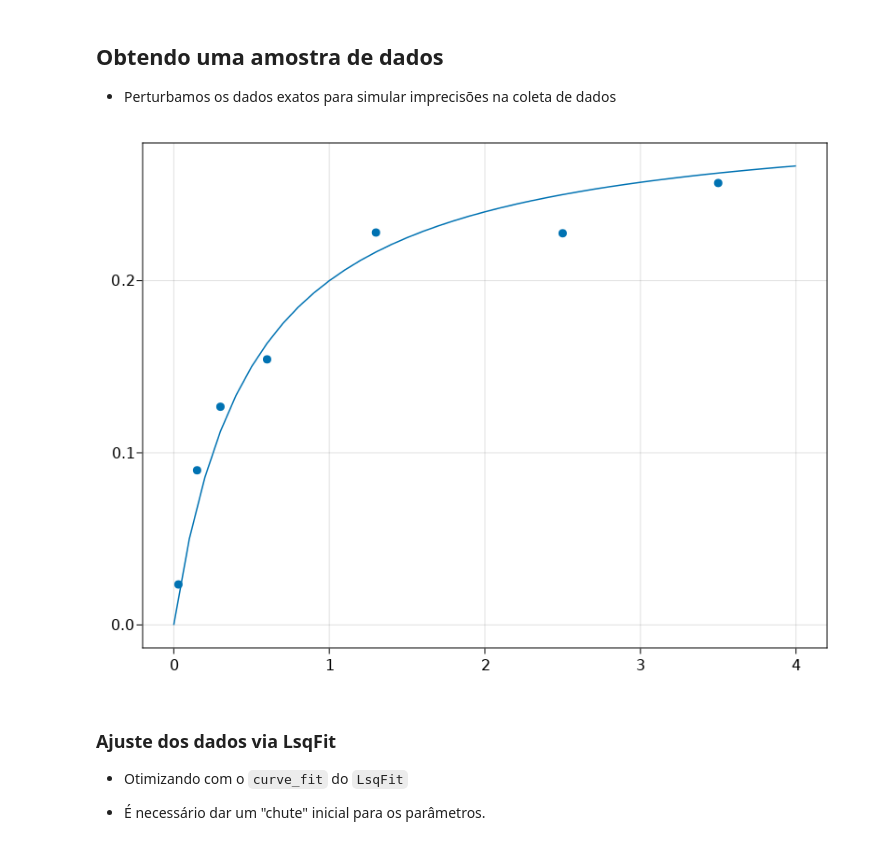
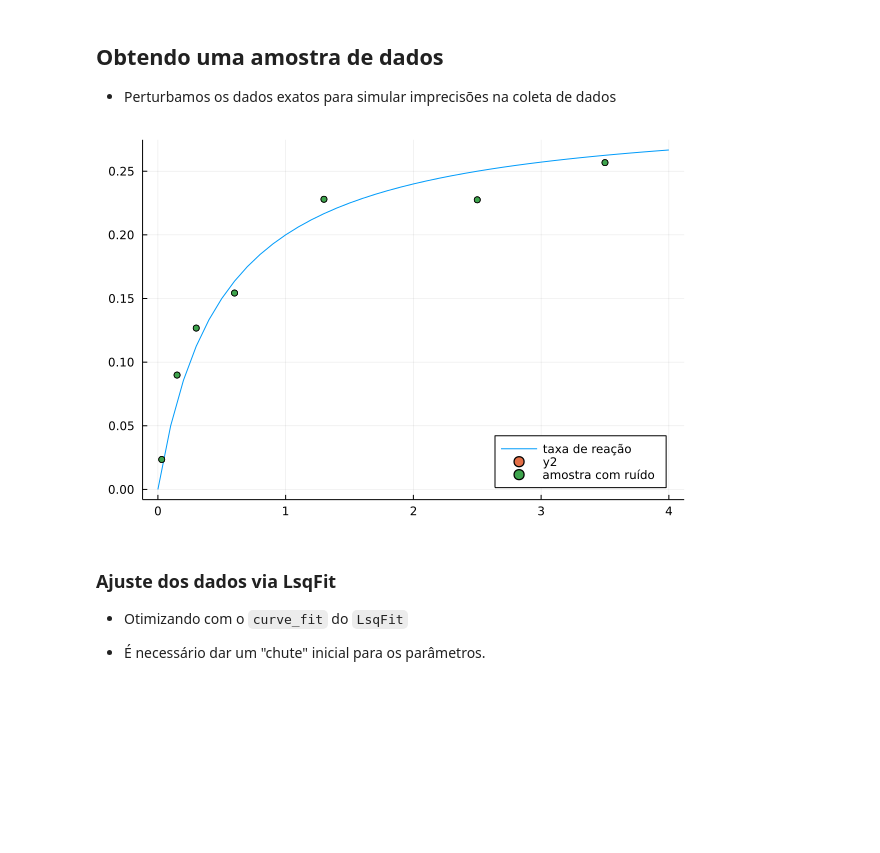
Before and after one commit to rmsrosa/modelagem_matematica, a Jupyter notebook: generated/jupytered/c04/0405-Exemplos_ajuste_naolinear.ipynb, the cells around one changed output. Drawn from its saved outputs; the diff is of its cells as text; code cells hidden in the pictures; blank space fills up the shorter version.

```diff
--- a/generated/jupytered/c04/0405-Exemplos_ajuste_naolinear.ipynb
+++ b/generated/jupytered/c04/0405-Exemplos_ajuste_naolinear.ipynb
@@ -57,13 +56,11 @@ nothing
 # %%
 data_t = [0.03, 0.15, 0.3, 0.6, 1.3, 2.5, 3.5]
 data_v = model(data_t, β) .+ 0.05*(rand(MersenneTwister(321), length(data_t)) .- 0.5)
-lines(0:0.1:4, t -> model(t, β))
-#lines(0:0.1:4, t -> model(t, β), label="taxa de reação", legend=:bottomright)
+plot(0:0.1:4, t -> model(t, β), label="taxa de reação", legend=:bottomright)
 scatter!(data_t, data_v)
-#lines!(data_t, data_v, seriestype=:scatter, label="amostra com ruído")
-current_figure()
+plot!(data_t, data_v, seriestype=:scatter, label="amostra com ruído")
 # %% [output]
-[figure, old version]
+[figure, new version]
 # %% [markdown]
 ### Ajuste dos dados via LsqFit
 
```
Also changed, not shown: parts of 14 cells of this notebook, 21 other files.
